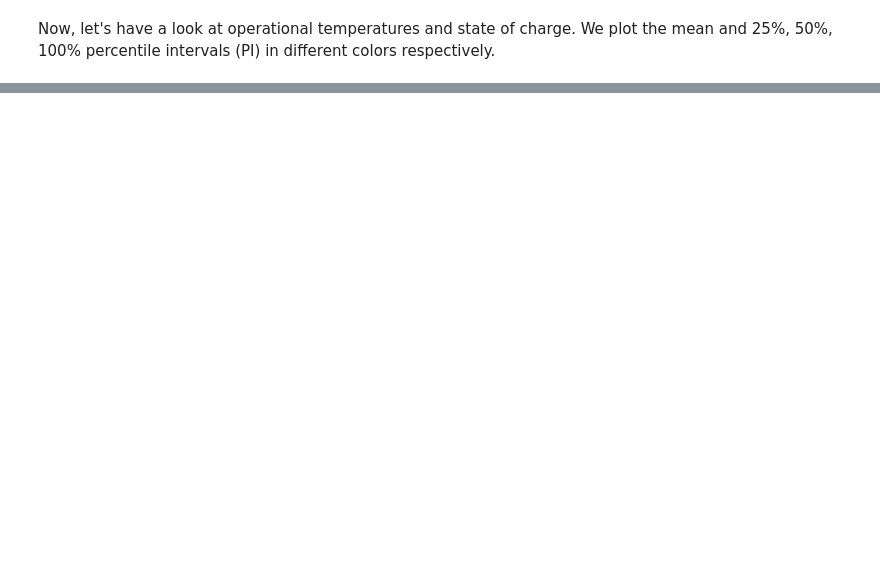
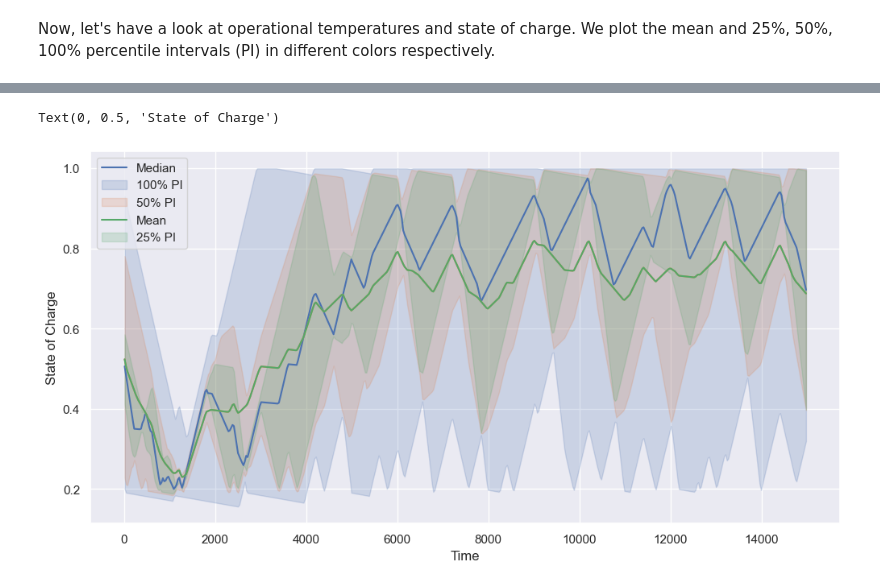
Before and after one commit to aidotse/PASEOS, a Jupyter notebook: examples/Constellation_example/constellation.ipynb, the cells around one changed output, grey strips where cells are left out. Saved outputs shown, nothing was run; the diff lists cells and outputs as text; code cells hidden in the pictures; blank space fills up the shorter version.

```diff
--- a/examples/Constellation_example/constellation.ipynb
+++ b/examples/Constellation_example/constellation.ipynb
@@ -278,5 +349,9 @@ plt.legend(["_","100% PI","_","50% PI","Mean","25% PI",]);
 # %%
-sns.lineplot(data=df,x="Time",y="state_of_charge",errorbar=("pi",100))
+sns.lineplot(data=df,x="Time",y="state_of_charge",errorbar=("pi",100),estimator="median")
 sns.lineplot(data=df,x="Time",y="state_of_charge",errorbar=("pi",50))
 sns.lineplot(data=df,x="Time",y="state_of_charge",errorbar=("pi",25))
-plt.legend(["_","100% PI","_","50% PI","Mean","25% PI",]);
+plt.legend(["Median","100% PI","_","50% PI","Mean","25% PI",]);
+plt.ylabel("State of Charge")
+# %% [output]
+Text(0, 0.5, 'State of Charge')
+[figure, added]
```
Also changed, not shown: parts of 18 cells of this notebook, 1 other file.
